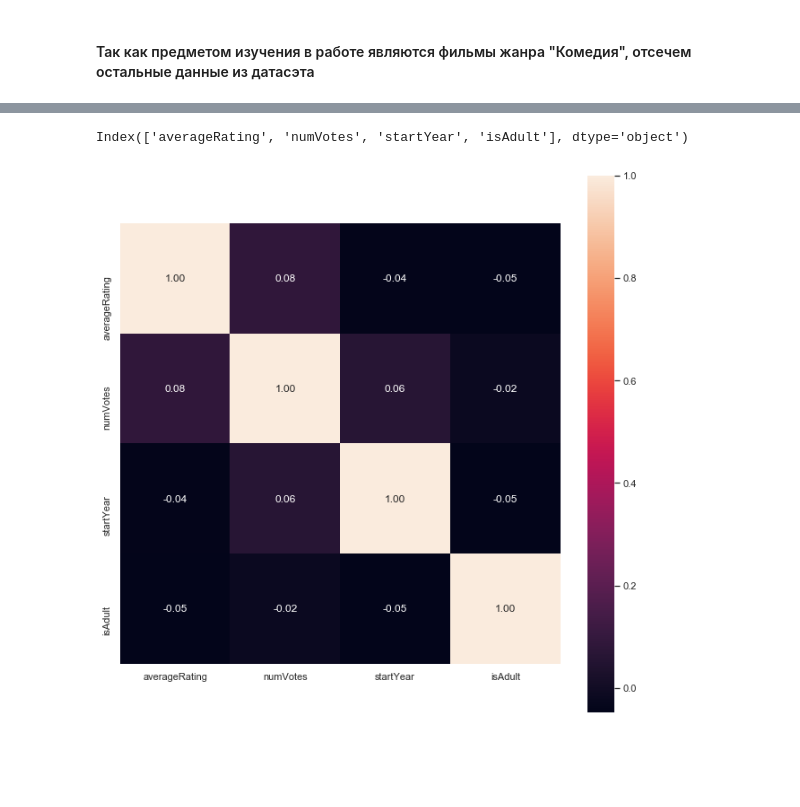
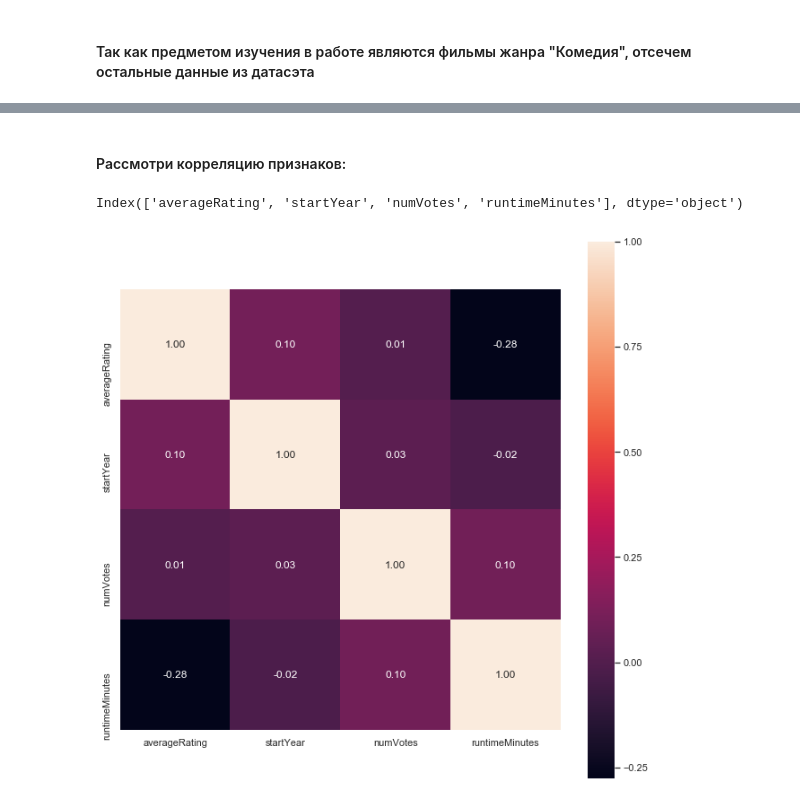
Before and after one commit to Bocharick/GeekBrains_AI_ThProb_and_MathStat, a Jupyter notebook: CourseProject/main.ipynb, the cells around one changed output, grey strips where cells are left out. Saved outputs shown, nothing was run; the diff lists cells and outputs as text; code cells hidden in the pictures; blank space fills up the shorter version.

```diff
--- a/CourseProject/main.ipynb
+++ b/CourseProject/main.ipynb
@@ -195,0 +234,13 @@ full_data2[full_data2.startYear>1990].averageRating.mean()
+# %%
+rcParams['figure.figsize'] = 14, 12
+titleTypes_count = {}
+step = 5
+years = np.arange(full_data.startYear.min(), full_data.startYear.max()+1, step)
+for titleType in full_data.titleType.unique().tolist():
+    titleTypes_count[titleType] = Counter()
+    for year in years:
+        titleTypes_count[titleType][year] = len(full_data[(full_data.startYear>=year) & (full_data.startYear<year+step) & (full_data.titleType==titleType)])
+    plt.plot(years, titleTypes_count[titleType].values(), alpha=0.9, label=titleType)
+legend_dict = {'size': 15}
+plt.legend(loc='upper left', prop=legend_dict)
+plt.show()
@@ -195,0 +260,6 @@ full_data2[full_data2.startYear>1990].averageRating.mean()
+# %%
+rcParams['figure.figsize'] = 14, 12
+plt.plot(years, mean_ratings, alpha=1, label="Mean ratings")
+legend_dict = {'size': 15}
+plt.legend(loc='upper left', prop=legend_dict)
+plt.show()
@@ -195,0 +268,6 @@ full_data2[full_data2.startYear>1990].averageRating.mean()
+# %%
+rcParams['figure.figsize'] = 14, 12
+plt.plot(years, mean_voters, alpha=1, label="Mean voters")
+legend_dict = {'size': 15}
+plt.legend(loc='upper left', prop=legend_dict)
+plt.show()
@@ -196,16 +278,18 @@ full_data2[full_data2.startYear>1990].averageRating.mean()
+# %% [markdown]
+#### Рассмотри корреляцию признаков:
 # %%
-correlation = full_data2.corr(method='pearson')
+correlation = full_data.corr(method='pearson')
 columns = correlation.nlargest(10, 'averageRating').index
 columns
 # %% [output]
-Index(['averageRating', 'numVotes', 'startYear', 'isAdult'], dtype='object')
+Index(['averageRating', 'startYear', 'numVotes', 'runtimeMinutes'], dtype='object')
 # %%
 
 sns.set(rc={'figure.figsize':(11.,11.)})
-correlation_map = np.corrcoef(full_data2[columns].values.T)
+correlation_map = np.corrcoef(full_data[columns].values.T)
 sns.set(font_scale=1.0)
 heatmap = sns.heatmap(correlation_map, cbar=True, annot=True, square=True, fmt='.2f', yticklabels=columns.values, xticklabels=columns.values)
 
 plt.show()
 # %% [output]
-[figure, old version]
+[figure, new version]
```
Also changed, not shown: parts of 36 cells of this notebook.
